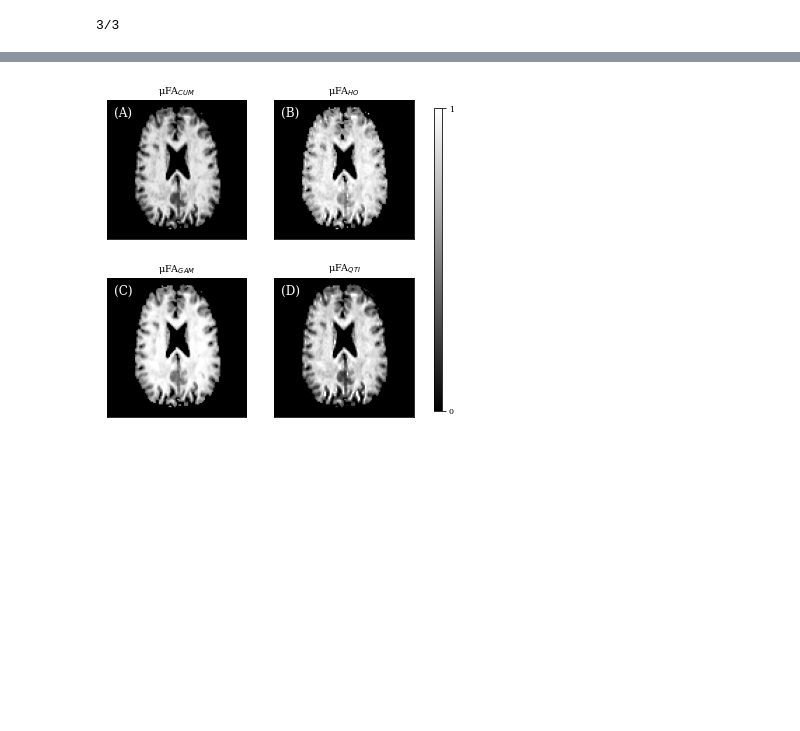
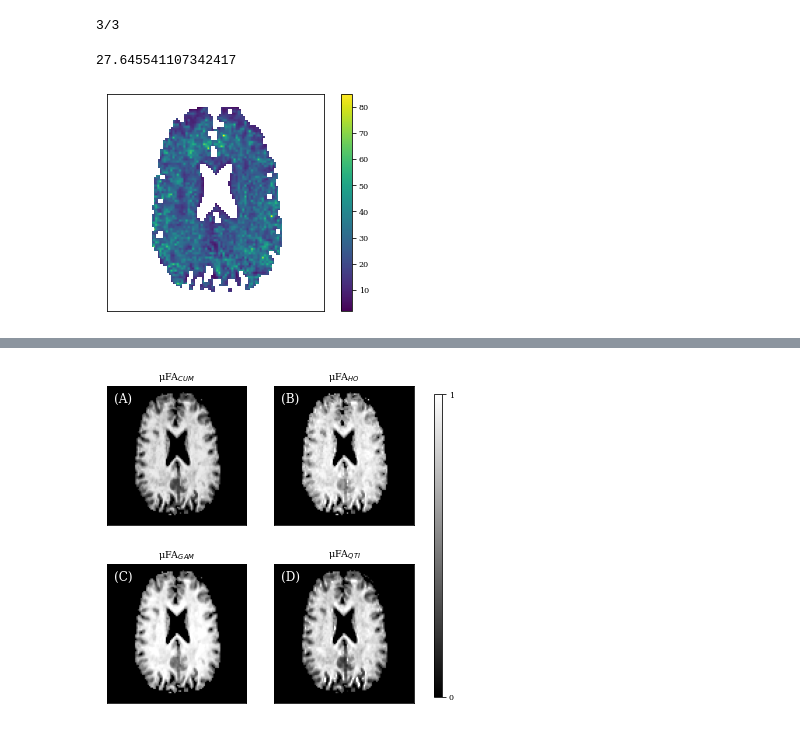
Before and after one commit to kerkelae/ufa-model-comparison, a Jupyter notebook: analysis.ipynb, the cells around one changed output, grey strips where cells are left out. Drawn from its saved outputs; the diff is of its cells as text; code cells hidden in the pictures; blank space fills up the shorter version.

```diff
--- a/analysis.ipynb
+++ b/analysis.ipynb
@@ -191,3 +196,21 @@ ph_mask = nib.load(
     '../Preproc-data/Phantom-avg/mask.nii.gz').get_fdata().astype(bool)
 # %% [output]
 3/3
+# %%
+# Estimate SNR at b = 0 in the brain
+
+b0_idx = np.where(vol_bvals[0] == 0)[0]
+b0_data = vol_data[..., b0_idx]
+for i in range(3):
+    b0_data[i, ~vol_mask[i]] = np.nan
+snr = np.mean(b0_data, axis=4) / np.std(b0_data, axis=4)
+print(np.nanmean(snr))
+
+plt.imshow(np.rot90(snr[0, 14:-14, 14:-14, 33]))
+plt.xticks([])
+plt.yticks([])
+plt.colorbar()
+plt.show()
+# %% [output]
+27.645541107342417
+[figure, added]
```
Also changed, not shown: parts of 12 cells of this notebook, 2 other files.
